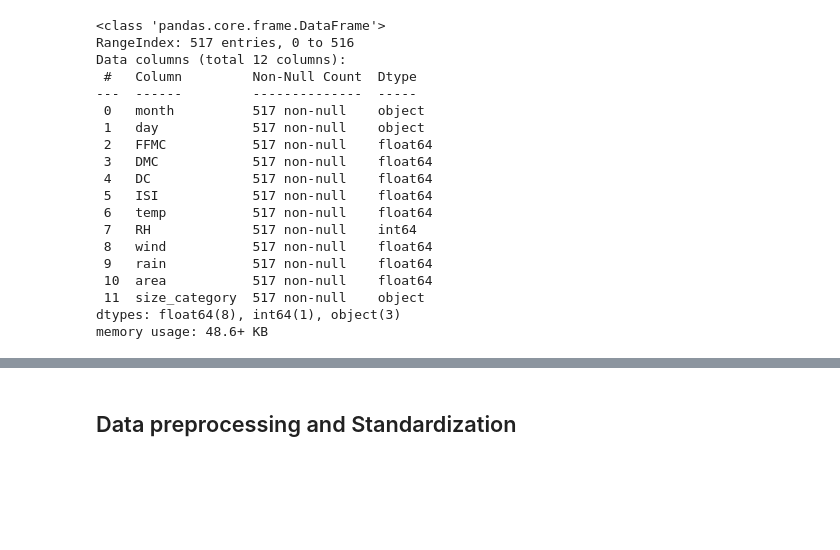
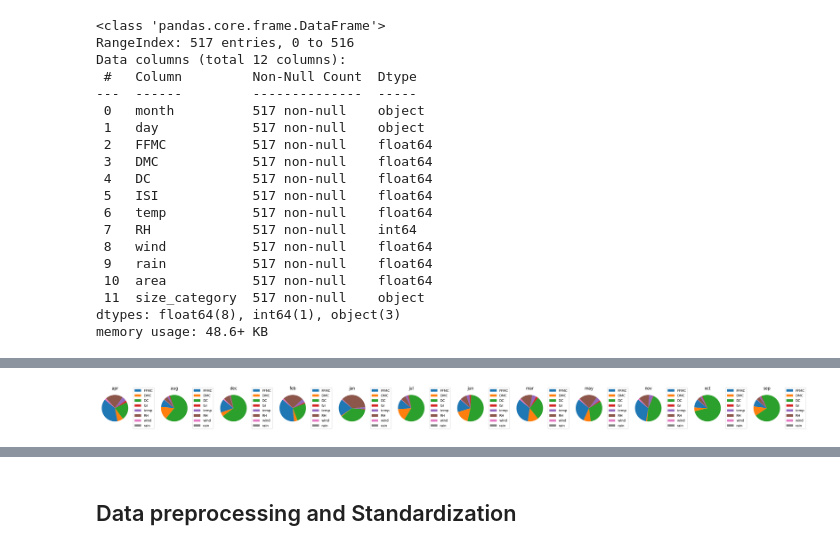
Before and after one commit to GrimmXoXo/Machine-Learning-Techniques-Implementation, a Jupyter notebook: Neural Networks/Forest_Fire_Neural.ipynb, the cells around one changed output, grey strips where cells are left out. Saved outputs shown, nothing was run; the diff lists cells and outputs as text; code cells hidden in the pictures; blank space fills up the shorter version.

```diff
--- a/Neural Networks/Forest_Fire_Neural.ipynb
+++ b/Neural Networks/Forest_Fire_Neural.ipynb
@@ -72,0 +140,19 @@ Name: count, dtype: int64
+# %%
+#Lets plot a pie chart for each Month to understand the situation Better
+
+categories = grouped_data.index
+
+# Plot pie charts
+fig, axes = plt.subplots(nrows=1, ncols=len(categories), figsize=(30, 15))
+
+for i, category in enumerate(categories):
+    data_slice = grouped_data.loc[category]
+    ax = axes[i] if len(categories) > 1 else axes
+    pie = ax.pie(data_slice, labels=None, startangle=140)
+    ax.set_title(category)
+    ax.legend(data_slice.index, loc="center left", bbox_to_anchor=(1, 0, 0.5, 1))
+
+plt.tight_layout()
+plt.show()
+# %% [output]
+[figure, added]
```
Also changed, not shown: parts of 19 cells of this notebook.
